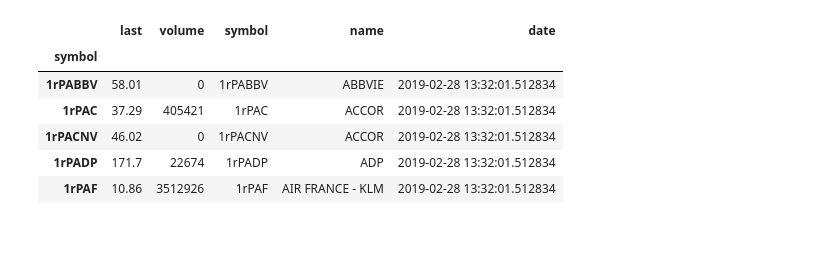
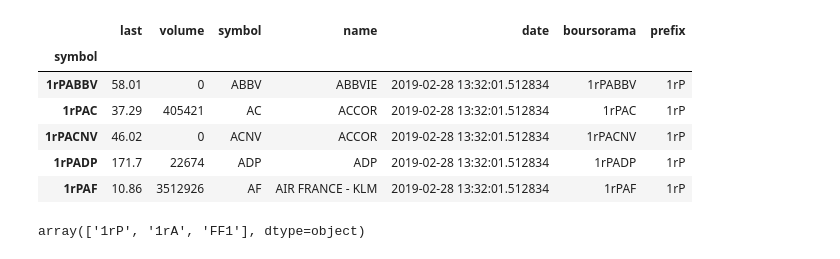
Before and after one commit to JulesRD/FinanceProject, a Jupyter notebook: etl/df_show.ipynb, the cells around one changed output. Drawn from its saved outputs; the diff is of its cells as text; code cells hidden in the pictures.

```diff
--- a/etl/df_show.ipynb
+++ b/etl/df_show.ipynb
@@ -21,6 +21,11 @@ def merge_df(file_path, df):
     # df.reset_index(drop=True, inplace=True)
     df_tmp['date'] = extract_date_hours(file_path)
     return pd.concat([df, df_tmp])
+def extract_symbole(df):
+    df["boursorama"] = df["symbol"].copy()
+    df["symbol"] = df["symbol"].apply(lambda x: x[3: len(x)])
+def extract_identifiant_companies(df):
+    df["prefix"] = df["boursorama"].apply(lambda x: x[0:3])
 
 def get_df_bourso(num_files=100):
     df = pd.DataFrame()
@@ -34,6 +39,9 @@ def get_df_bourso(num_files=100):
                 break
             i+=1
         break
+    extract_symbole(df)
+    extract_identifiant_companies(df)
+
     return df
 # %%
 import pandas as pd
@@ -152,16 +163,21 @@ def get_df_euronext(n):
 
     return combined_df
 # %%
-df_boursorama = get_df_bourso(10)
+df_boursorama = get_df_bourso(100)
 df_boursorama.head()
 # %% [output]
-|  | last | volume | symbol | name | date |
-| symbol |  |  |  |  |  |
-| 1rPABBV | 58.01 | 0 | 1rPABBV | ABBVIE | 2019-02-28 13:32:01.512834 |
-| 1rPAC | 37.29 | 405421 | 1rPAC | ACCOR | 2019-02-28 13:32:01.512834 |
-| 1rPACNV | 46.02 | 0 | 1rPACNV | ACCOR | 2019-02-28 13:32:01.512834 |
-| 1rPADP | 171.7 | 22674 | 1rPADP | ADP | 2019-02-28 13:32:01.512834 |
-| 1rPAF | 10.86 | 3512926 | 1rPAF | AIR FRANCE - KLM | 2019-02-28 13:32:01.512834 |
+|  | last | volume | symbol | name | date | boursorama | prefix |
+| symbol |  |  |  |  |  |  |  |
+| 1rPABBV | 58.01 | 0 | ABBV | ABBVIE | 2019-02-28 13:32:01.512834 | 1rPABBV | 1rP |
+| 1rPAC | 37.29 | 405421 | AC | ACCOR | 2019-02-28 13:32:01.512834 | 1rPAC | 1rP |
+| 1rPACNV | 46.02 | 0 | ACNV | ACCOR | 2019-02-28 13:32:01.512834 | 1rPACNV | 1rP |
+| 1rPADP | 171.7 | 22674 | ADP | ADP | 2019-02-28 13:32:01.512834 | 1rPADP | 1rP |
+| 1rPAF | 10.86 | 3512926 | AF | AIR FRANCE - KLM | 2019-02-28 13:32:01.512834 | 1rPAF | 1rP |
+# %%
+df_boursorama["prefix"] = df_boursorama["boursorama"].apply(lambda x: x[0:3])
+df_boursorama["prefix"].unique()
+# %% [output]
+array(['1rP', '1rA', 'FF1'], dtype=object)
 # %%
 df_euronext = get_df_euronext(10)
 df_euronext.head()
```
Also changed, not shown: parts of 17 cells of this notebook, 1 other file.
